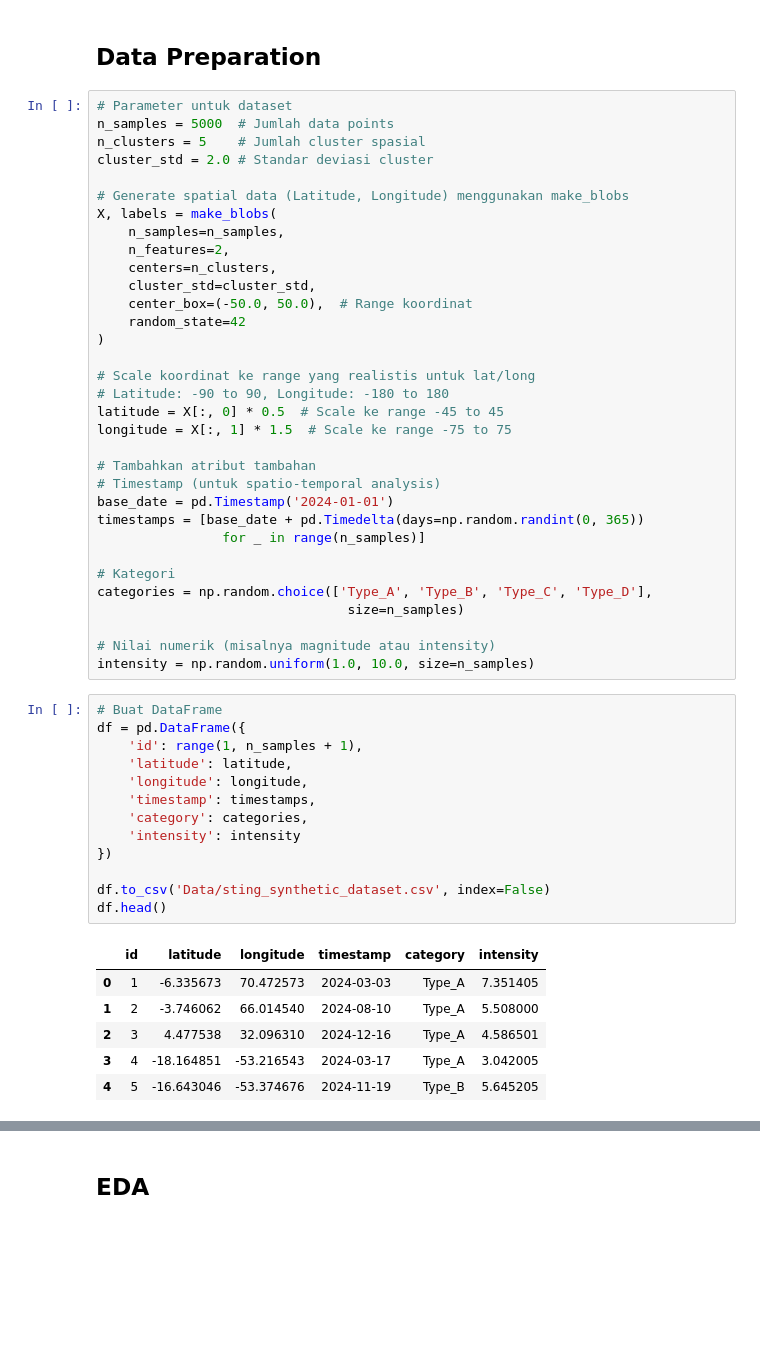
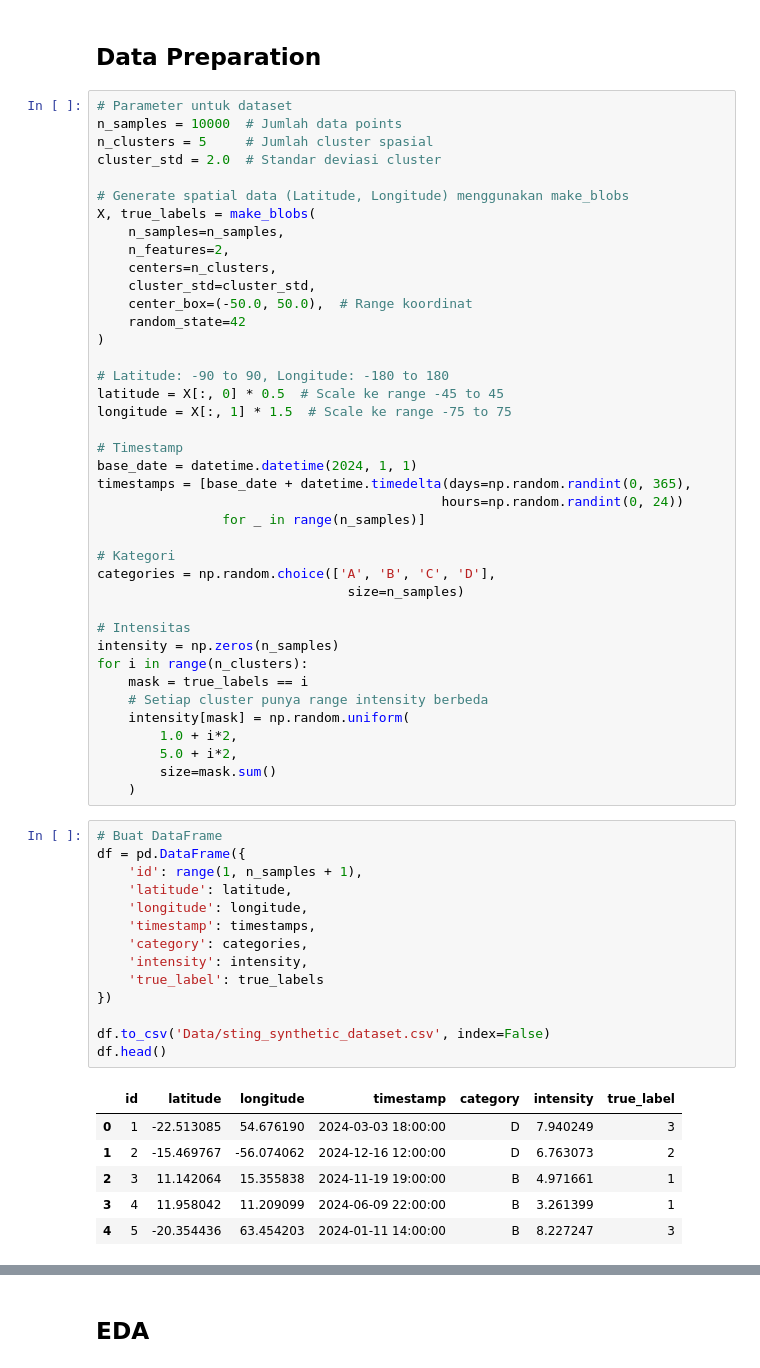
Before and after one commit to qlbusalim/STING-Statistical-Information-Grid, a Jupyter notebook: sting.ipynb, the cells around one changed output, grey strips where cells are left out. Cells and saved outputs as stored; diff of their text form; blank space fills up the shorter version.

```diff
--- a/sting.ipynb
+++ b/sting.ipynb
@@ -55,12 +25,12 @@ np.random.seed(seed)
 ## **Data Preparation**
 # %%
 # Parameter untuk dataset
-n_samples = 5000  # Jumlah data points
-n_clusters = 5    # Jumlah cluster spasial
-cluster_std = 2.0 # Standar deviasi cluster
+n_samples = 10000  # Jumlah data points
+n_clusters = 5     # Jumlah cluster spasial
+cluster_std = 2.0  # Standar deviasi cluster
 
 # Generate spatial data (Latitude, Longitude) menggunakan make_blobs
-X, labels = make_blobs(
+X, true_labels = make_blobs(
     n_samples=n_samples,
     n_features=2,
     centers=n_clusters,
@@ -69,40 +39,48 @@ X, labels = make_blobs(
     random_state=42
 )
 
-# Scale koordinat ke range yang realistis untuk lat/long
 # Latitude: -90 to 90, Longitude: -180 to 180
 latitude = X[:, 0] * 0.5  # Scale ke range -45 to 45
 longitude = X[:, 1] * 1.5  # Scale ke range -75 to 75
 
-# Tambahkan atribut tambahan
-# Timestamp (untuk spatio-temporal analysis)
-base_date = pd.Timestamp('2024-01-01')
-timestamps = [base_date + pd.Timedelta(days=np.random.randint(0, 365))
+# Timestamp
+base_date = datetime.datetime(2024, 1, 1)
+timestamps = [base_date + datetime.timedelta(days=np.random.randint(0, 365),
+                                            hours=np.random.randint(0, 24))
                 for _ in range(n_samples)]
 
 # Kategori
-categories = np.random.choice(['Type_A', 'Type_B', 'Type_C', 'Type_D'],
+categories = np.random.choice(['A', 'B', 'C', 'D'],
                                 size=n_samples)
 
-# Nilai numerik (misalnya magnitude atau intensity)
-intensity = np.random.uniform(1.0, 10.0, size=n_samples)
+# Intensitas
+intensity = np.zeros(n_samples)
+for i in range(n_clusters):
+    mask = true_labels == i
+    # Setiap cluster punya range intensity berbeda
+    intensity[mask] = np.random.uniform(
+        1.0 + i*2,
+        5.0 + i*2,
+        size=mask.sum()
+    )
 # %%
 # Buat DataFrame
 df = pd.DataFrame({
     'id': range(1, n_samples + 1),
     'latitude': latitude,
     'longitude': longitude,
     'timestamp': timestamps,
     'category': categories,
-    'intensity': intensity
+    'intensity': intensity,
+    'true_label': true_labels
 })
 
 df.to_csv('Data/sting_synthetic_dataset.csv', index=False)
 df.head()
 # %% [output]
-|  | id | latitude | longitude | timestamp | category | intensity |
-| 0 | 1 | -6.335673 | 70.472573 | 2024-03-03 | Type_A | 7.351405 |
-| 1 | 2 | -3.746062 | 66.014540 | 2024-08-10 | Type_A | 5.508000 |
-| 2 | 3 | 4.477538 | 32.096310 | 2024-12-16 | Type_A | 4.586501 |
-| 3 | 4 | -18.164851 | -53.216543 | 2024-03-17 | Type_A | 3.042005 |
-| 4 | 5 | -16.643046 | -53.374676 | 2024-11-19 | Type_B | 5.645205 |
+|  | id | latitude | longitude | timestamp | category | intensity | true_label |
+| 0 | 1 | -22.513085 | 54.676190 | 2024-03-03 18:00:00 | D | 7.940249 | 3 |
+| 1 | 2 | -15.469767 | -56.074062 | 2024-12-16 12:00:00 | D | 6.763073 | 2 |
+| 2 | 3 | 11.142064 | 15.355838 | 2024-11-19 19:00:00 | B | 4.971661 | 1 |
+| 3 | 4 | 11.958042 | 11.209099 | 2024-06-09 22:00:00 | B | 3.261399 | 1 |
+| 4 | 5 | -20.354436 | 63.454203 | 2024-01-11 14:00:00 | B | 8.227247 | 3 |
```
Also changed, not shown: parts of 61 cells of this notebook.
